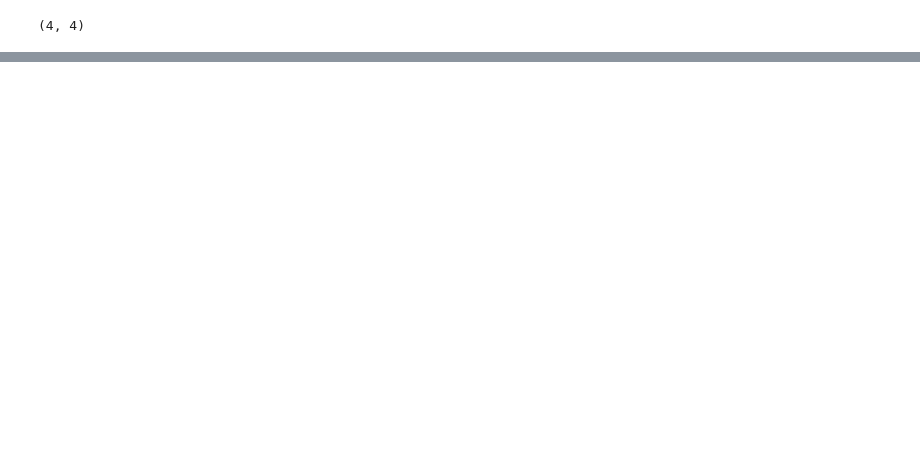
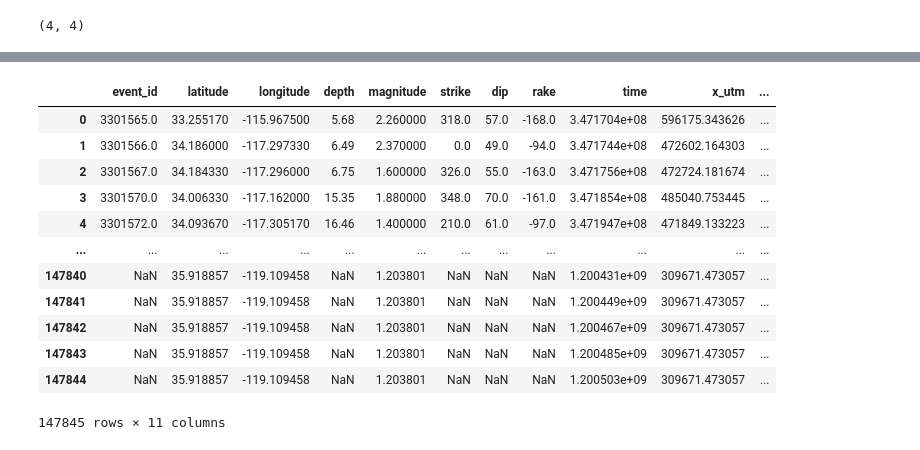
Before and after one commit to Ner-Ber/etas_edits, a Jupyter notebook: notebooks/bf_ETAS.ipynb, the cells around one changed output, grey strips where cells are left out. Cells and saved outputs as stored; diff of their text form; code cells hidden in the pictures; blank space fills up the shorter version.

```diff
--- a/notebooks/bf_ETAS.ipynb
+++ b/notebooks/bf_ETAS.ipynb
@@ -221,0 +322,22 @@ history
+# %%
+for index, row in history.iterrows():
+    # if pd.isna(row.longitude) or pd.isna(row.latitude):
+    lon, lat = data_utils.PROJECTIONS['california'](row.x_utm, row.y_utm, inverse=True)
+    history.loc[index, 'longitude'] = lon
+    history.loc[index, 'latitude'] = lat
+
+history
+# %% [output]
+|  | event_id | latitude | longitude | depth | magnitude | strike | dip | rake | time | x_utm | ... |
+| 0 | 3301565.0 | 33.255170 | -115.967500 | 5.68 | 2.260000 | 318.0 | 57.0 | -168.0 | 3.471704e+08 | 596175.343626 | ... |
+| 1 | 3301566.0 | 34.186000 | -117.297330 | 6.49 | 2.370000 | 0.0 | 49.0 | -94.0 | 3.471744e+08 | 472602.164303 | ... |
+| 2 | 3301567.0 | 34.184330 | -117.296000 | 6.75 | 1.600000 | 326.0 | 55.0 | -163.0 | 3.471756e+08 | 472724.181674 | ... |
+| 3 | 3301570.0 | 34.006330 | -117.162000 | 15.35 | 1.880000 | 348.0 | 70.0 | -161.0 | 3.471854e+08 | 485040.753445 | ... |
+| 4 | 3301572.0 | 34.093670 | -117.305170 | 16.46 | 1.400000 | 210.0 | 61.0 | -97.0 | 3.471947e+08 | 471849.133223 | ... |
+| ... | ... | ... | ... | ... | ... | ... | ... | ... | ... | ... | ... |
+| 147840 | NaN | 35.918857 | -119.109458 | NaN | 1.203801 | NaN | NaN | NaN | 1.200431e+09 | 309671.473057 | ... |
+| 147841 | NaN | 35.918857 | -119.109458 | NaN | 1.203801 | NaN | NaN | NaN | 1.200449e+09 | 309671.473057 | ... |
+| 147842 | NaN | 35.918857 | -119.109458 | NaN | 1.203801 | NaN | NaN | NaN | 1.200467e+09 | 309671.473057 | ... |
+| 147843 | NaN | 35.918857 | -119.109458 | NaN | 1.203801 | NaN | NaN | NaN | 1.200485e+09 | 309671.473057 | ... |
+| 147844 | NaN | 35.918857 | -119.109458 | NaN | 1.203801 | NaN | NaN | NaN | 1.200503e+09 | 309671.473057 | ... |
+147845 rows × 11 columns
```
Also changed, not shown: parts of 14 cells of this notebook.
